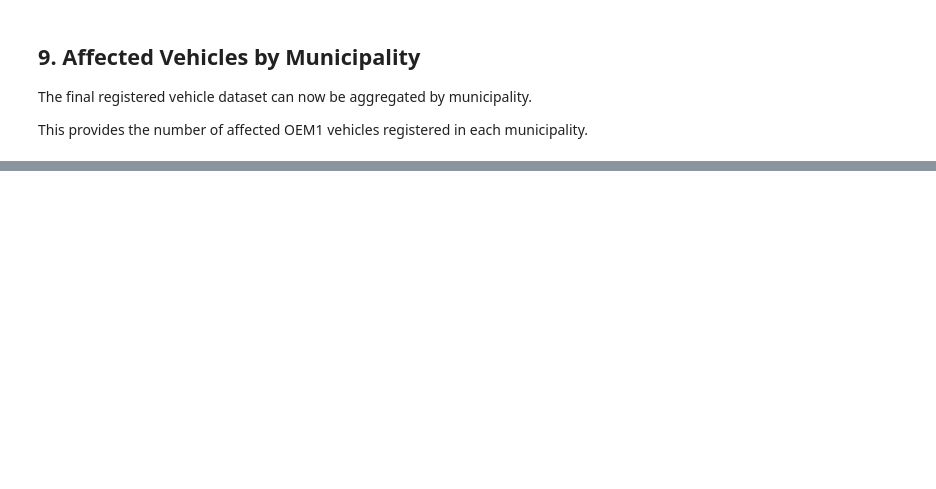
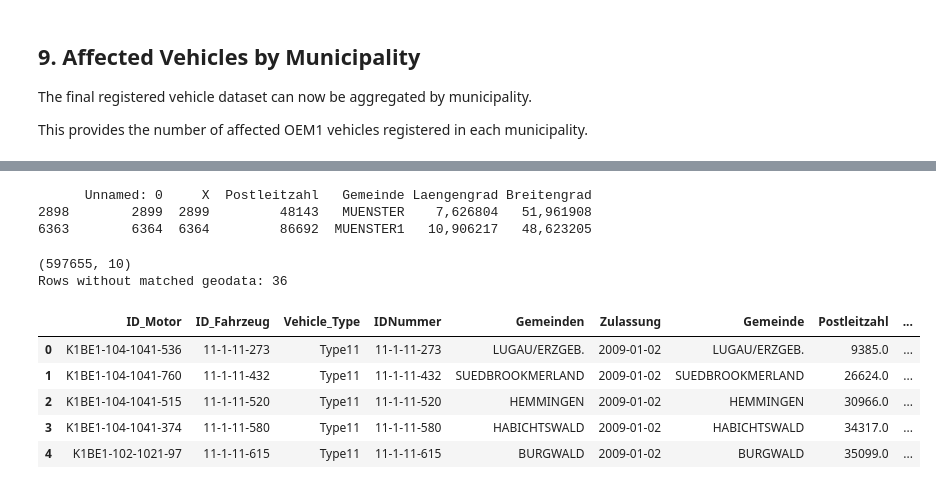
Before and after one commit to mekundur/oem1_emissions_audit-, a Jupyter notebook: SoSe26_Case_Study_Group_16.ipynb, the cells around one changed output, grey strips where cells are left out. Saved outputs shown, nothing was run; the diff lists cells and outputs as text; code cells hidden in the pictures; blank space fills up the shorter version.

```diff
--- a/SoSe26_Case_Study_Group_16.ipynb
+++ b/SoSe26_Case_Study_Group_16.ipynb
@@ -456,22 +372,18 @@ Therefore, the registration data are linked using:
 
 The registration table contains unique vehicle identifiers, so a one-to-one merge is expected.
 # %%
+registrations_file = data_path / "Zulassungen" / "Zulassungen_alle_Fahrzeuge.csv"
+
 registrations = pd.read_csv(
-    r".\data\Zulassungen_alle_Fahrzeuge.csv",
+    registrations_file,
     sep=";",
     quotechar='"'
 )
 
 print("Registration rows:", len(registrations))
-print(
-    "Unique IDNummer:",
-    registrations["IDNummer"].nunique()
-)
-
-print(
-    "Duplicate IDNummer:",
-    registrations["IDNummer"].duplicated().sum()
-)
+print("Unique IDNummer:", registrations["IDNummer"].nunique())
+print("Duplicate IDNummer:",registrations["IDNummer"].duplicated().sum())
+display(registrations.head())
 # %% [output]
 Registration rows: 3204104
 Unique IDNummer: 3204104
@@ -557,0 +599,15 @@ Number of municipalities: 5627
+# %%
+geodata = pd.read_csv(
+    data_path / "Geodaten" / "Geodaten_Gemeinden_v1.2_2017-08-22_TrR.csv",
+    sep=";", quotechar='"'
+)
+
+print("Geodaten columns:", geodata.columns.tolist())
+print()
+print("Does 'MUENSTER1' exist in Geodaten?", "MUENSTER1" in geodata["Gemeinde"].values)
+print("Does 'MUENSTER' exist in Geodaten?", "MUENSTER" in geodata["Gemeinde"].values)
+print()
+# Also check for ANY trailing-digit municipality names in geodata
+suspicious_geo = geodata["Gemeinde"].str.contains(r"\d$", regex=True, na=False)
+print("Trailing-digit municipalities in Geodaten:")
+print(geodata.loc[suspicious_geo, "Gemeinde"].tolist())
@@ -557,0 +622,28 @@ Number of municipalities: 5627
+# %%
+print(geodata[geodata["Gemeinde"].isin(["MUENSTER", "MUENSTER1"])])
+# %% [output]
+      Unnamed: 0     X  Postleitzahl   Gemeinde Laengengrad Breitengrad
+2898        2899  2899         48143   MUENSTER    7,626804   51,961908
+6363        6364  6364         86692  MUENSTER1   10,906217   48,623205
+# %%
+geodata_small = geodata[["Gemeinde", "Postleitzahl", "Laengengrad", "Breitengrad"]].copy()
+
+final_dataset = affected_registered.merge(
+    geodata_small,
+    left_on="Gemeinden",
+    right_on="Gemeinde",
+    how="left"
+)
+
+print(final_dataset.shape)
+print("Rows without matched geodata:", final_dataset["Gemeinde"].isna().sum())
+display(final_dataset.head())
+# %% [output]
+(597655, 10)
+Rows without matched geodata: 36
+|  | ID_Motor | ID_Fahrzeug | Vehicle_Type | IDNummer | Gemeinden | Zulassung | Gemeinde | Postleitzahl | ... |
+| 0 | K1BE1-104-1041-536 | 11-1-11-273 | Type11 | 11-1-11-273 | LUGAU/ERZGEB. | 2009-01-02 | LUGAU/ERZGEB. | 9385.0 | ... |
+| 1 | K1BE1-104-1041-760 | 11-1-11-432 | Type11 | 11-1-11-432 | SUEDBROOKMERLAND | 2009-01-02 | SUEDBROOKMERLAND | 26624.0 | ... |
+| 2 | K1BE1-104-1041-515 | 11-1-11-520 | Type11 | 11-1-11-520 | HEMMINGEN | 2009-01-02 | HEMMINGEN | 30966.0 | ... |
+| 3 | K1BE1-104-1041-374 | 11-1-11-580 | Type11 | 11-1-11-580 | HABICHTSWALD | 2009-01-02 | HABICHTSWALD | 34317.0 | ... |
+| 4 | K1BE1-102-1021-97 | 11-1-11-615 | Type11 | 11-1-11-615 | BURGWALD | 2009-01-02 | BURGWALD | 35099.0 | ... |
```
Also changed, not shown: parts of 25 cells of this notebook.
